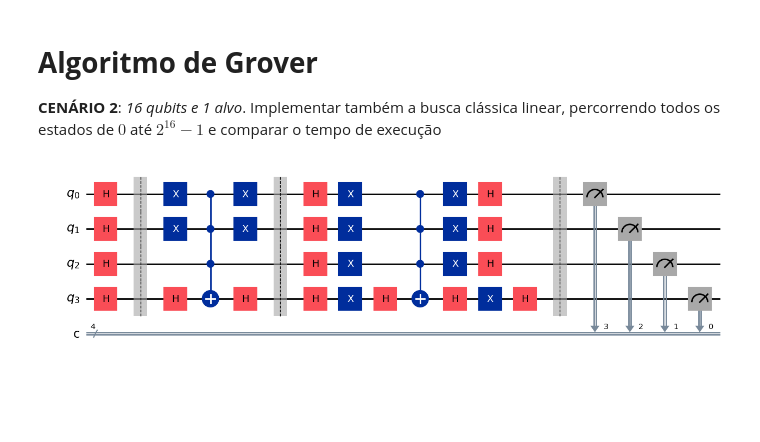
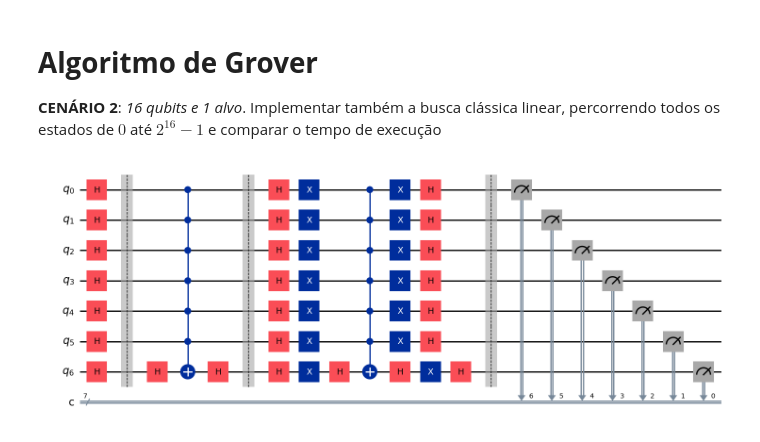
Before and after one commit to filipefernandesphd/Grover-e-QAOA, a Jupyter notebook: Cenário 2.ipynb, the cells around one changed output. Saved outputs shown, nothing was run; the diff lists cells and outputs as text; code cells hidden in the pictures; blank space fills up the shorter version.

Commit message:
salvando as alteracoes para comecar de novo

```diff
--- a/Cenário 2.ipynb
+++ b/Cenário 2.ipynb
@@ -6,10 +6,13 @@
 # Pacote Grover desenvolvido por Filipe Fernandes
 # Seu objetivo é construir o circuito para o algoritmo de Grover de acordo com a string de bits informada
 from Grover import GroverCircuit
+# %%
+# a partir do oitavo estado, no relatório da célula 21 mostra que estou buscando um estado diferente. REVER ISSO!
+alvo = "1111111"
 # %%
-grover = GroverCircuit("0011",True) # True inverte a ordem dos bits para facilitar a leitura
+grover = GroverCircuit(alvo,True) # True inverte a ordem dos bits para facilitar a leitura
 qc = grover.draw()
 qc.draw('mpl')
 # %% [output]
-[figure, old version]
+[figure, new version]
 # %%
```
Also changed, not shown: parts of 9 cells of this notebook, 3 other files.
